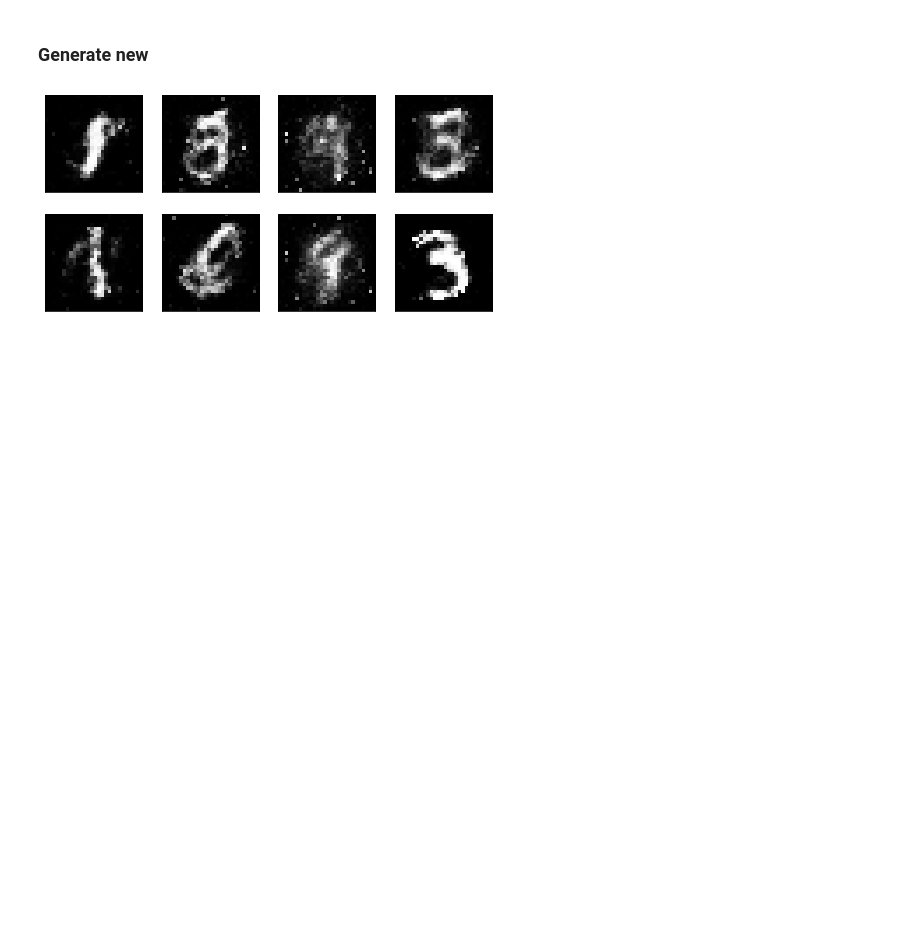
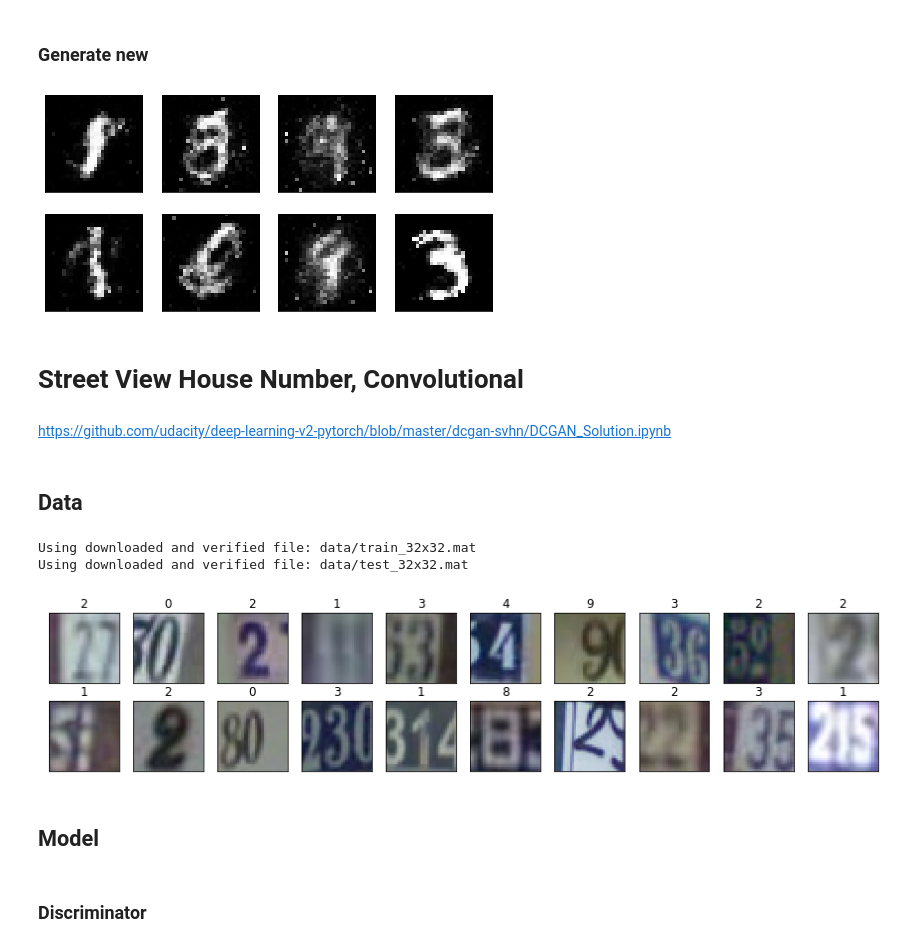
Before and after one commit to hoihui/nlp, a Jupyter notebook: GAN.ipynb, the cells around one changed output. Saved outputs shown, nothing was run; the diff lists cells and outputs as text; code cells hidden in the pictures; blank space fills up the shorter version.

```diff
--- a/GAN.ipynb
+++ b/GAN.ipynb
@@ -152,8 +150,8 @@ Generator(
 * To help D generalize better, the true labels are **reduced from 1.0 to 0.9**
 * Use different optimizer objects for Discriminator and Generator
 # %%
-criterion = nn.BCEWithLogitsLoss()
-criterion_smooth = lambda pred, true: nn.BCEWithLogitsLoss()(pred,true*0.9)
+d_criterion = lambda pred, true: nn.BCEWithLogitsLoss()(pred,true*0.9)
+g_criterion = nn.BCEWithLogitsLoss()
 d_optimizer = torch.optim.Adam(D.parameters(), lr)
 g_optimizer = torch.optim.Adam(G.parameters(), lr)
 # %% [markdown]
@@ -194,8 +192,8 @@ for epoch in range(epochs):
         alllabels = torch.cat((torch.ones(batch_size),torch.zeros(batch_size)), 0)
 
         d_optimizer.zero_grad()
-        pred = D(allimages).squeeze()
-        d_loss = criterion_smooth(pred,alllabels)
+        pred = D(allimages.to(device)).squeeze()
+        d_loss = d_criterion(pred,alllabels)
         d_loss.backward()
         d_optimizer.step()
 
@@ -205,8 +203,8 @@ for epoch in range(epochs):
         fake_images = G(z)
 
         g_optimizer.zero_grad()
-        D_fake = D(fake_images)
-        g_loss = criterion(D_fake.squeeze(), torch.ones(batch_size)) #min loss -> make D think the images are real
+        pred = D(fake_images.to(device)).squeeze()
+        g_loss = g_criterion(pred, torch.ones(batch_size)) #min loss -> make D think the images are real
         g_loss.backward()
         g_optimizer.step()
 
@@ -251,3 +249,45 @@ rand_images = G(rand_z)
 view_samples(0, [rand_images])
 # %% [output]
 [figure]
+# %% [markdown]
+# Street View House Number, Convolutional
+# %% [markdown]
+https://github.com/udacity/deep-learning-v2-pytorch/blob/master/dcgan-svhn/DCGAN_Solution.ipynb
+# %%
+batch_size = 128
+imgsize = [3,32,32]
+z_size = 100
+lr = 0.0002
+beta1=0.5
+beta2=0.999 # default value
+
+print_every = 300
+epochs = 50
+# %% [markdown]
+## Data
+# %%
+from torchvision import datasets, transforms
+from itertools import chain
+
+loaders=[]
+for split in {'train', 'test'}:#, 'extra'}:
+    data = datasets.SVHN(root='~/.pytorch/SVHN_data/', split=split, download=True, transform=transforms.ToTensor())
+    loaders += torch.utils.data.DataLoader(dataset=data, batch_size=batch_size, shuffle=True),
+
+train_loader = chain(*loaders)
+# %% [output]
+Using downloaded and verified file: data/train_32x32.mat
+Using downloaded and verified file: data/test_32x32.mat
+# %%
+# visualize
+images, labels = next(iter(train_loader))
+
+# plot the images in the batch, along with the corresponding labels
+fig = plt.figure(figsize=(15, 3))
+plot_size=20
+for idx in np.arange(plot_size):
+    ax = fig.add_subplot(2, plot_size/2, idx+1, xticks=[], yticks=[])
+    ax.imshow(np.transpose(images[idx], (1, 2, 0)))
+    ax.set_title(str(labels[idx].item()))
+# %% [output]
+[figure, added]
@@ -253,0 +300,4 @@ view_samples(0, [rand_images])
+# %% [markdown]
+## Model
+# %% [markdown]
+### Discriminator
```
Also changed, not shown: parts of 19 cells of this notebook, 1 other file.
